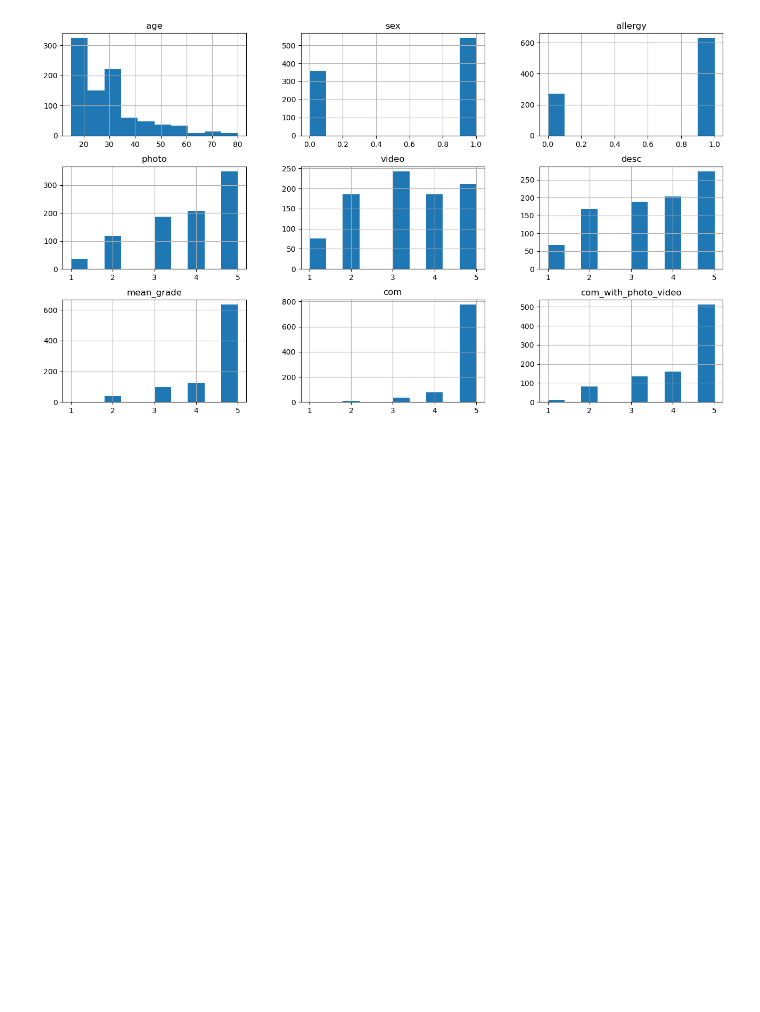
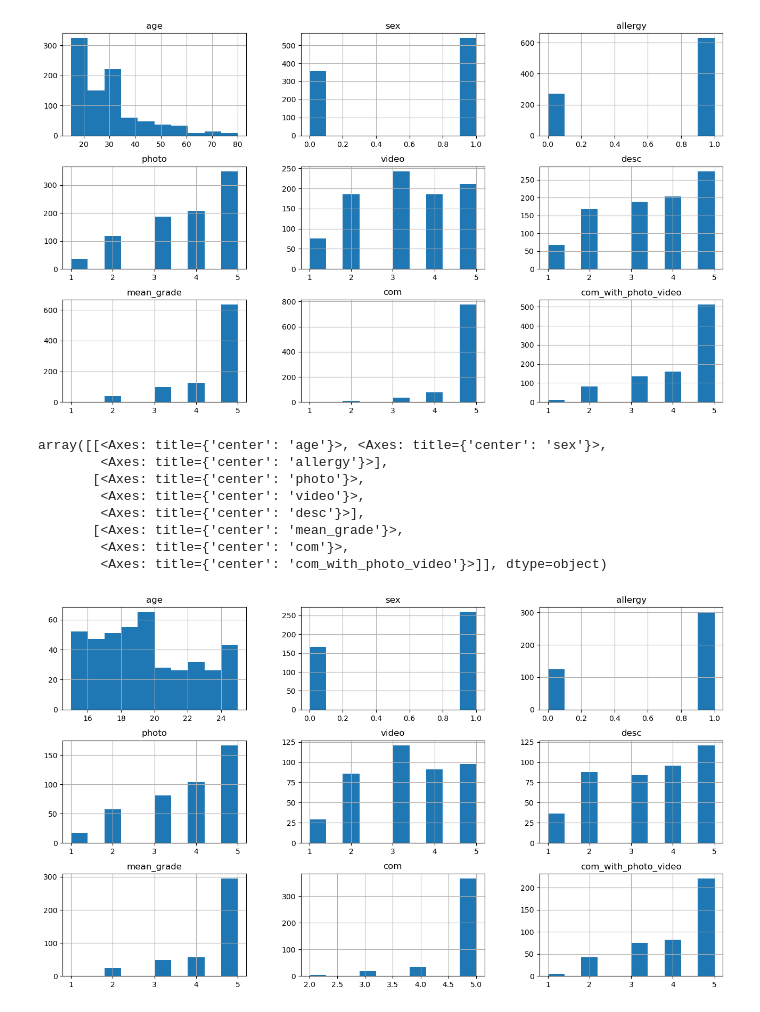
Before and after one commit to maxlyara1/School-of-Analytics-Case, a Jupyter notebook: Lyara Maksim – Data Analysis – System Analytics – 1.ipynb, the cells around one changed output. Saved outputs shown, nothing was run; the diff lists cells and outputs as text; code cells hidden in the pictures; blank space fills up the shorter version.

```diff
--- a/Lyara Maksim – Data Analysis – System Analytics – 1.ipynb
+++ b/Lyara Maksim – Data Analysis – System Analytics – 1.ipynb
@@ -155,3 +246,15 @@ array([[<Axes: title={'center': 'age'}>, <Axes: title={'center': 'sex'}>,
         <Axes: title={'center': 'com'}>,
         <Axes: title={'center': 'com_with_photo_video'}>]], dtype=object)
 [figure]
+# %%
+df4[df4['age']<=25].hist(figsize=(16,9))
+# %% [output]
+array([[<Axes: title={'center': 'age'}>, <Axes: title={'center': 'sex'}>,
+        <Axes: title={'center': 'allergy'}>],
+       [<Axes: title={'center': 'photo'}>,
+        <Axes: title={'center': 'video'}>,
+        <Axes: title={'center': 'desc'}>],
+       [<Axes: title={'center': 'mean_grade'}>,
+        <Axes: title={'center': 'com'}>,
+        <Axes: title={'center': 'com_with_photo_video'}>]], dtype=object)
+[figure, added]
```
Also changed, not shown: parts of 25 cells of this notebook.
